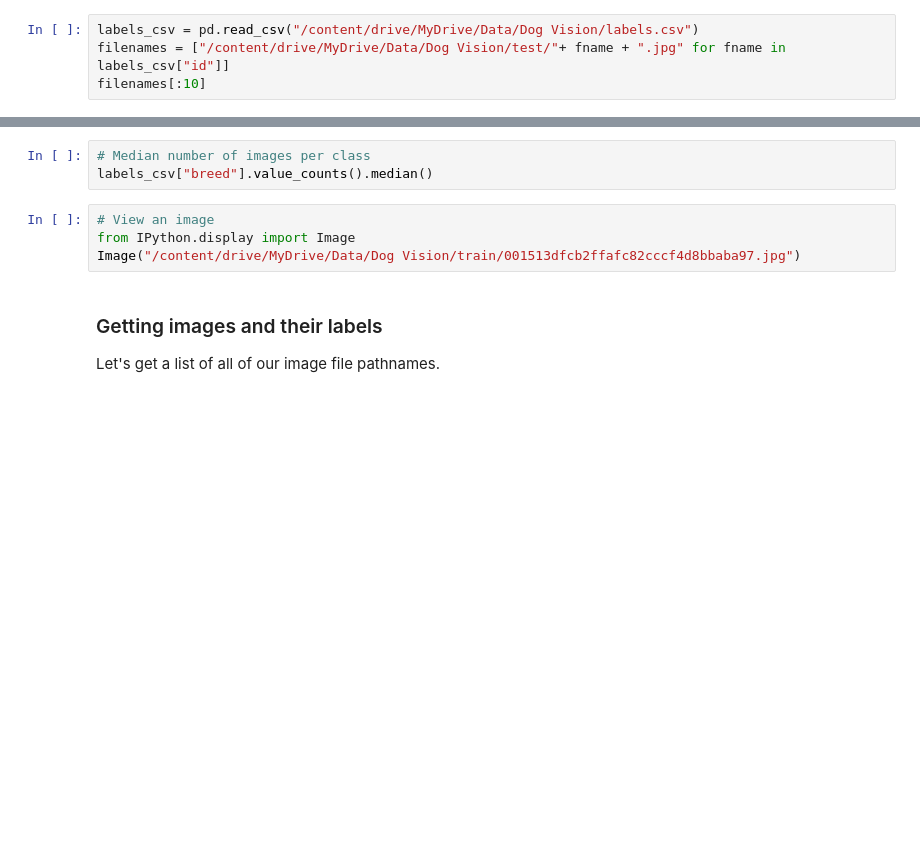
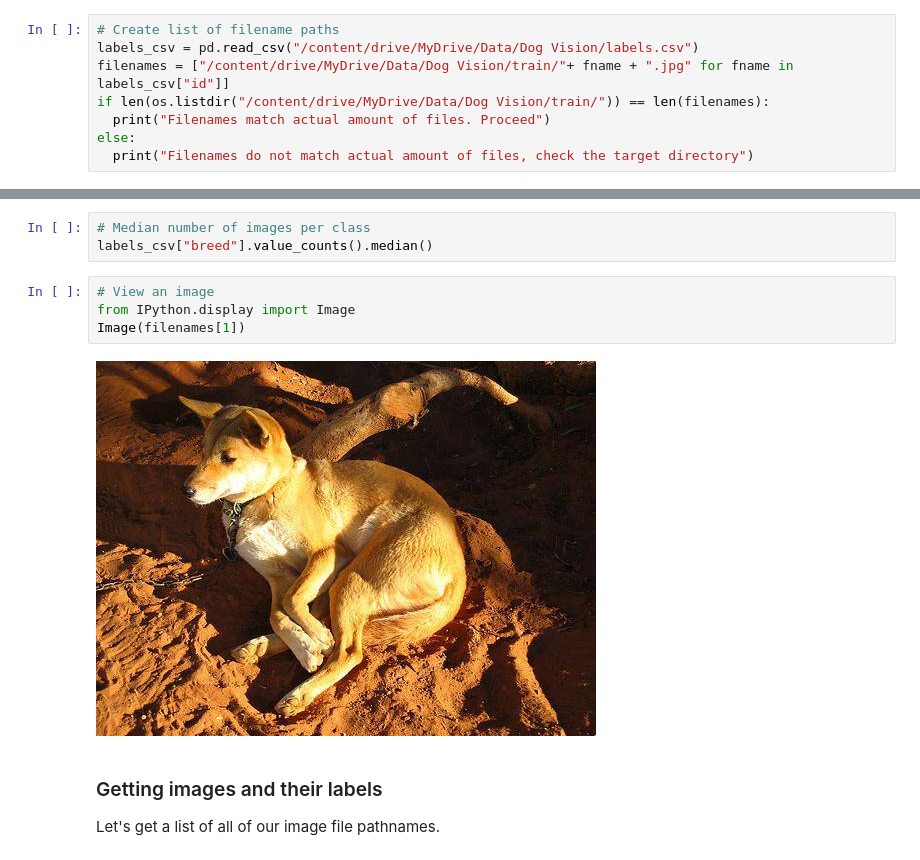
Before and after one commit to Dromarion/Dog-Breed-Classification-Model, a Jupyter notebook: dog_vision_experiments.ipynb, the cells around one changed output, grey strips where cells are left out. Saved outputs shown, nothing was run; the diff lists cells and outputs as text; blank space fills up the shorter version.

```diff
--- a/dog_vision_experiments.ipynb
+++ b/dog_vision_experiments.ipynb
@@ -53,7 +49,11 @@ drive.mount('/content/drive')
 # %% [output]
 Drive already mounted at /content/drive; to attempt to forcibly remount, call drive.mount("/content/drive", force_remount=True).
 # %%
+# Create list of filename paths
 labels_csv = pd.read_csv("/content/drive/MyDrive/Data/Dog Vision/labels.csv")
-filenames = ["/content/drive/MyDrive/Data/Dog Vision/test/"+ fname + ".jpg" for fname in labels_csv["id"]]
-filenames[:10]
+filenames = ["/content/drive/MyDrive/Data/Dog Vision/train/"+ fname + ".jpg" for fname in labels_csv["id"]]
+if len(os.listdir("/content/drive/MyDrive/Data/Dog Vision/train/")) == len(filenames):
+  print("Filenames match actual amount of files. Proceed")
+else:
+  print("Filenames do not match actual amount of files, check the target directory")
 # %% [output]
@@ -93,7 +126,9 @@ labels_csv["breed"].value_counts().median()
 # %%
 # View an image
 from IPython.display import Image
-Image("/content/drive/MyDrive/Data/Dog Vision/train/001513dfcb2ffafc82cccf4d8bbaba97.jpg")
+Image(filenames[1])
+# %% [output]
+[figure, added]
 # %% [markdown]
 ### Getting images and their labels
 
```
Also changed, not shown: parts of 14 cells of this notebook.
